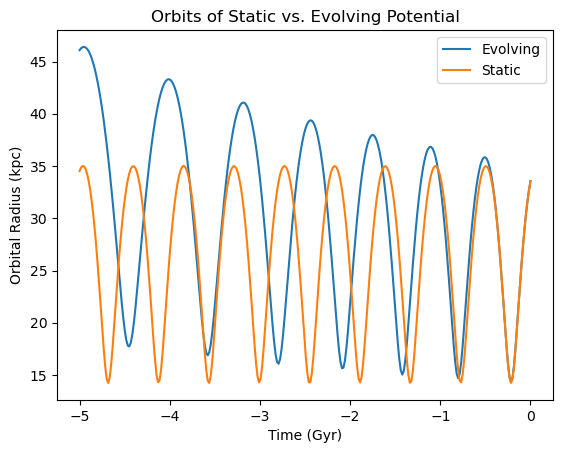
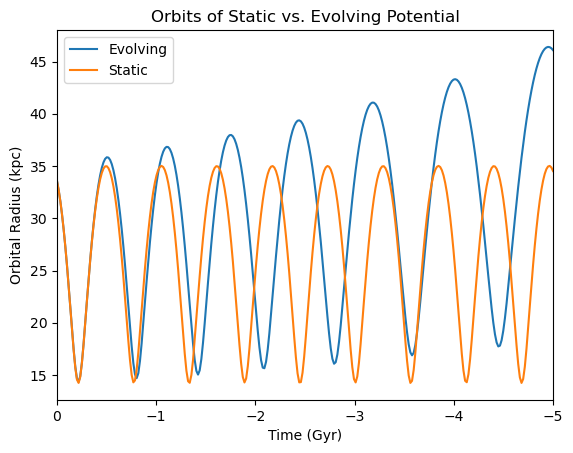
The change to this notebook cell's code, shown as a diff; its figure went from the first image to the second:
--- before
+++ after
@@ -6,2 +6,3 @@
 plt.ylabel('Orbital Radius (kpc)')
 plt.xlabel('Time (Gyr)')
+plt.xlim(0,-5)

Commit: stuff